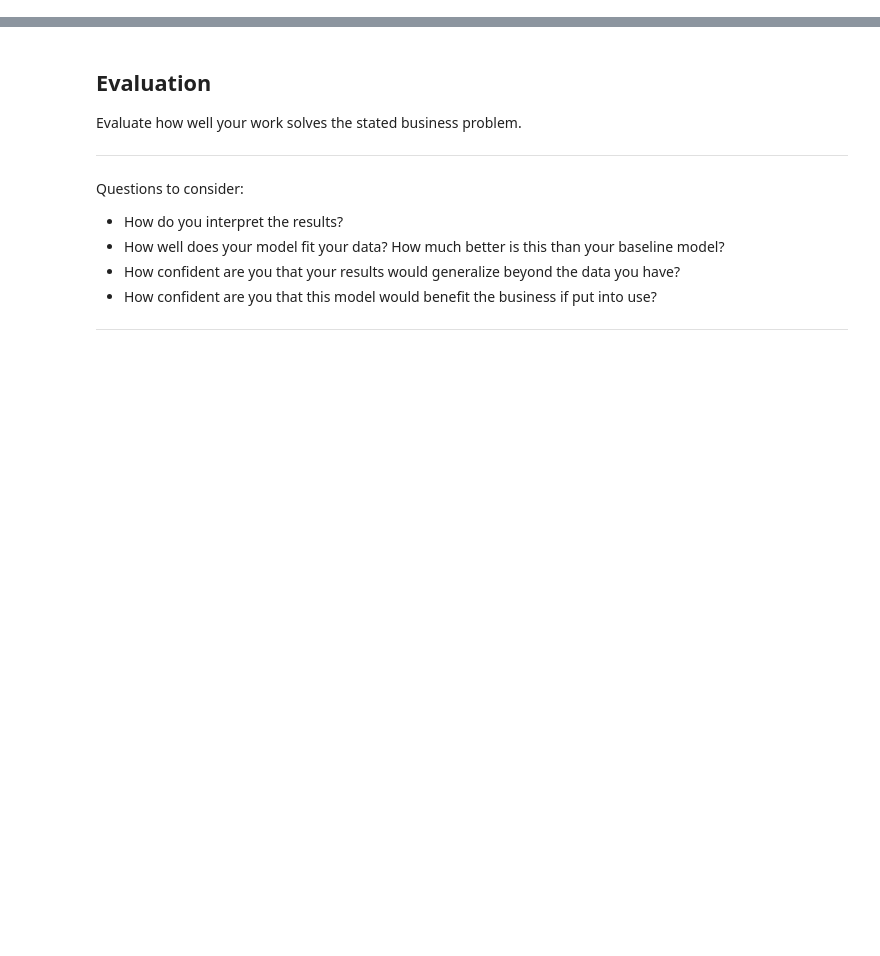
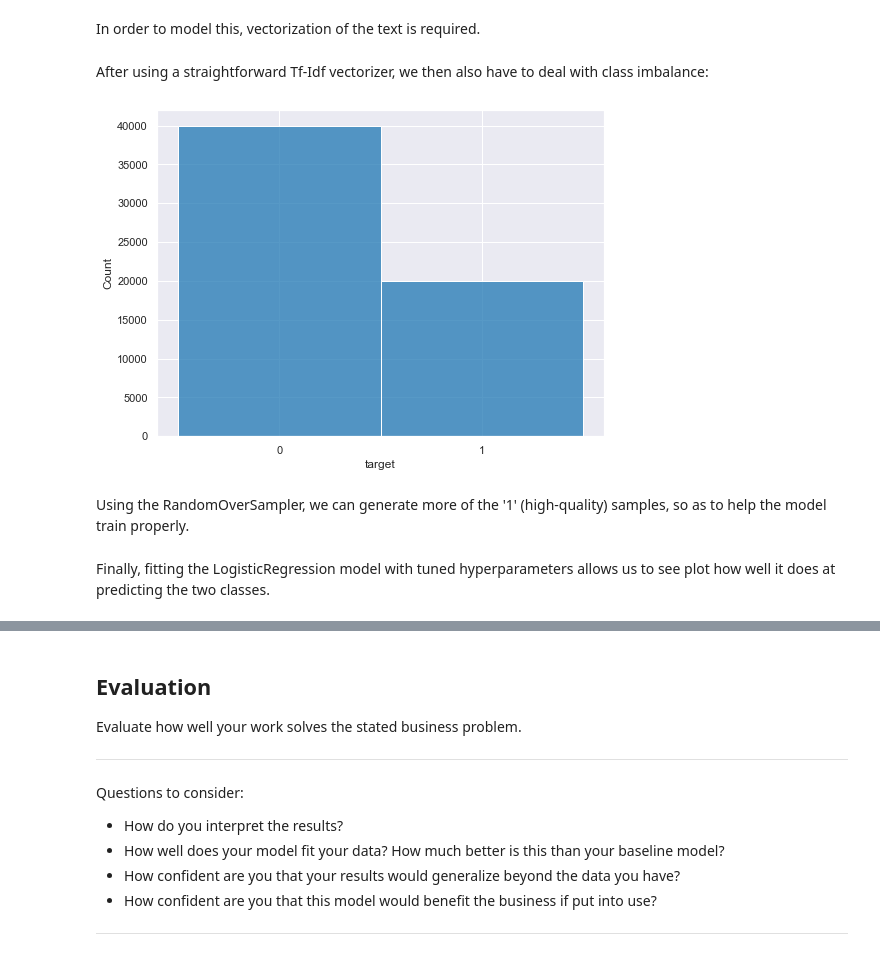
Before and after one commit to willcd/module5-project, a Jupyter notebook: phase5-project.ipynb, the cells around one changed output, grey strips where cells are left out. Saved outputs shown, nothing was run; the diff lists cells and outputs as text; code cells hidden in the pictures; blank space fills up the shorter version.

Commit message:
images readme and main notebook

```diff
--- a/phase5-project.ipynb
+++ b/phase5-project.ipynb
@@ -105,0 +82,5 @@ Questions to consider:
+# %%
+sns.set_style('darkgrid')
+sns.set_context('notebook')
+# %%
+quality_60k = data_prep.quality_60k_full_clean()
@@ -105,0 +124,2 @@ Questions to consider:
+# %% [markdown]
+In order to model this, vectorization of the text is required.
@@ -105,0 +135,10 @@ Questions to consider:
+# %% [markdown]
+After using a straightforward Tf-Idf vectorizer, we then also have to deal with class imbalance:
+# %%
+fig, ax = plt.subplots(figsize=(8,6))
+sns.histplot(quality_60k, x='target', discrete=True)
+ax.set_xticks([0,1]);
+# %% [output]
+[figure, added]
+# %% [markdown]
+Using the RandomOverSampler, we can generate more of the '1' (high-quality) samples, so as to help the model train properly.
@@ -105,0 +149,2 @@ Questions to consider:
+# %% [markdown]
+Finally, fitting the LogisticRegression model with tuned hyperparameters allows us to see plot how well it does at predicting the two classes.
```
Also changed, not shown: parts of 61 cells of this notebook, 21 other files.
